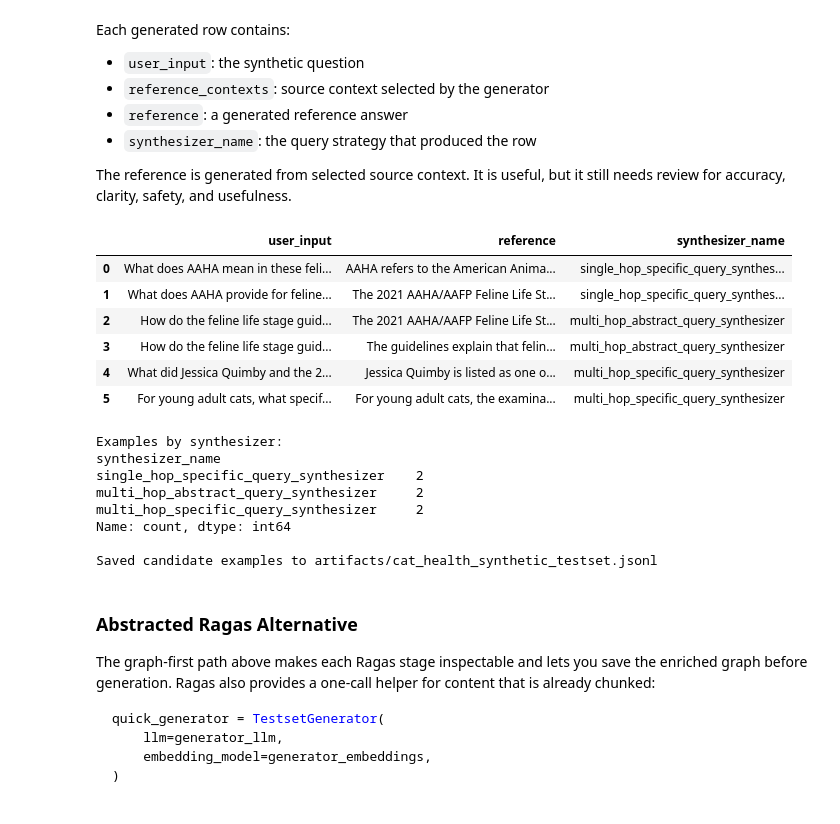
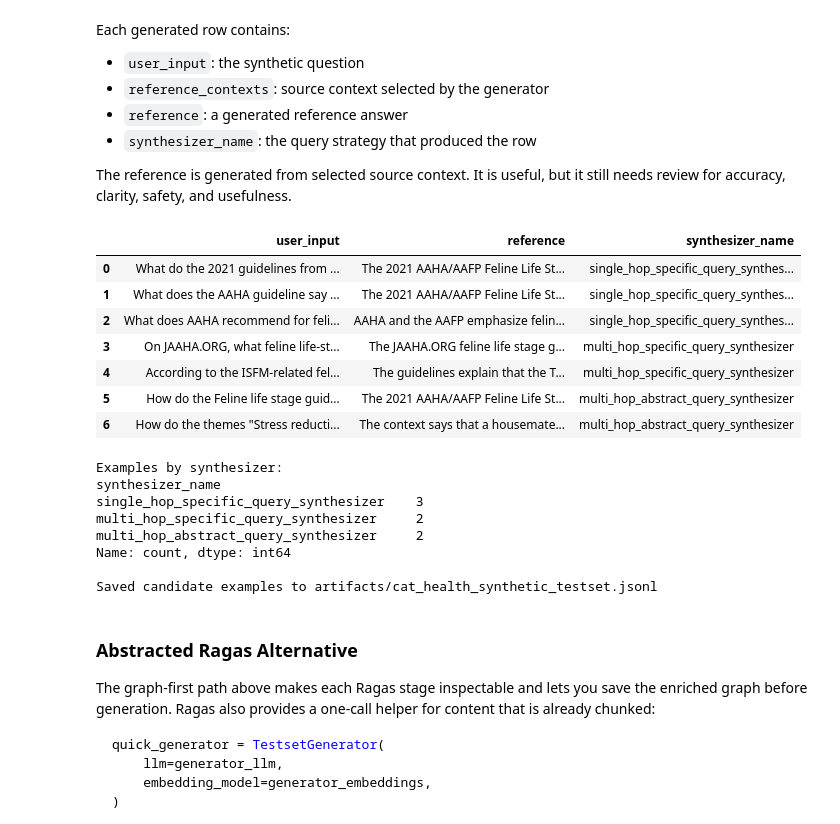
Before and after one commit to mrtopher/ai-engineer-cert, a Jupyter notebook: 05_Synthetic_Data_Generation_for_RAG_Evals/01_Cat_Health_Synthetic_Data_Generation_Ragas_LangSmith.ipynb, the cells around one changed output. Drawn from its saved outputs; the diff is of its cells as text; code cells hidden in the pictures.

```diff
--- a/05_Synthetic_Data_Generation_for_RAG_Evals/01_Cat_Health_Synthetic_Data_Generation_Ragas_LangSmith.ipynb
+++ b/05_Synthetic_Data_Generation_for_RAG_Evals/01_Cat_Health_Synthetic_Data_Generation_Ragas_LangSmith.ipynb
@@ -620,35 +599,36 @@ still needs review for accuracy, clarity, safety, and usefulness.
 # %%
 testset_generator = TestsetGenerator(
     llm=generator_llm,
     embedding_model=generator_embeddings,
     knowledge_graph=loaded_knowledge_graph,
 )
 
 synthetic_testset = testset_generator.generate(
     testset_size=TESTSET_SIZE,
-    query_distribution=query_distribution,
+    query_distribution=custom_query_distribution,
     run_config=ragas_run_config,
 )
 
 testset_df = synthetic_testset.to_pandas()
 
 display(
     testset_df[
         [
             "user_input",
             "reference",
             "synthesizer_name",
         ]
     ]
 )
 # %% [output]
 |  | user_input | reference | synthesizer_name |
-| 0 | What does AAHA mean in these feli... | AAHA refers to the American Anima... | single_hop_specific_query_synthes... |
-| 1 | What does AAHA provide for feline... | The 2021 AAHA/AAFP Feline Life St... | single_hop_specific_query_synthes... |
-| 2 | How do the feline life stage guid... | The 2021 AAHA/AAFP Feline Life St... | multi_hop_abstract_query_synthesizer |
-| 3 | How do the feline life stage guid... | The guidelines explain that felin... | multi_hop_abstract_query_synthesizer |
-| 4 | What did Jessica Quimby and the 2... | Jessica Quimby is listed as one o... | multi_hop_specific_query_synthesizer |
-| 5 | For young adult cats, what specif... | For young adult cats, the examina... | multi_hop_specific_query_synthesizer |
+| 0 | What do the 2021 guidelines from ... | The 2021 AAHA/AAFP Feline Life St... | single_hop_specific_query_synthes... |
+| 1 | What does the AAHA guideline say ... | The 2021 AAHA/AAFP Feline Life St... | single_hop_specific_query_synthes... |
+| 2 | What does AAHA recommend for feli... | AAHA and the AAFP emphasize felin... | single_hop_specific_query_synthes... |
+| 3 | On JAAHA.ORG, what feline life-st... | The JAAHA.ORG feline life stage g... | multi_hop_specific_query_synthesizer |
+| 4 | According to the ISFM-related fel... | The guidelines explain that the T... | multi_hop_specific_query_synthesizer |
+| 5 | How do the Feline life stage guid... | The 2021 AAHA/AAFP Feline Life St... | multi_hop_abstract_query_synthesizer |
+| 6 | How do the themes "Stress reducti... | The context says that a housemate... | multi_hop_abstract_query_synthesizer |
 # %%
 testset_path = artifacts_dir / "cat_health_synthetic_testset.jsonl"
 testset_df.to_json(
@@ -665,9 +645,9 @@ print(f"Saved candidate examples to {testset_path}")
 # %% [output]
 Examples by synthesizer:
 synthesizer_name
-single_hop_specific_query_synthesizer    2
+single_hop_specific_query_synthesizer    3
+multi_hop_specific_query_synthesizer     2
 multi_hop_abstract_query_synthesizer     2
-multi_hop_specific_query_synthesizer     2
 Name: count, dtype: int64
 
 Saved candidate examples to artifacts/cat_health_synthetic_testset.jsonl
```
Also changed, not shown: parts of 21 cells of this notebook, 3 other files.
